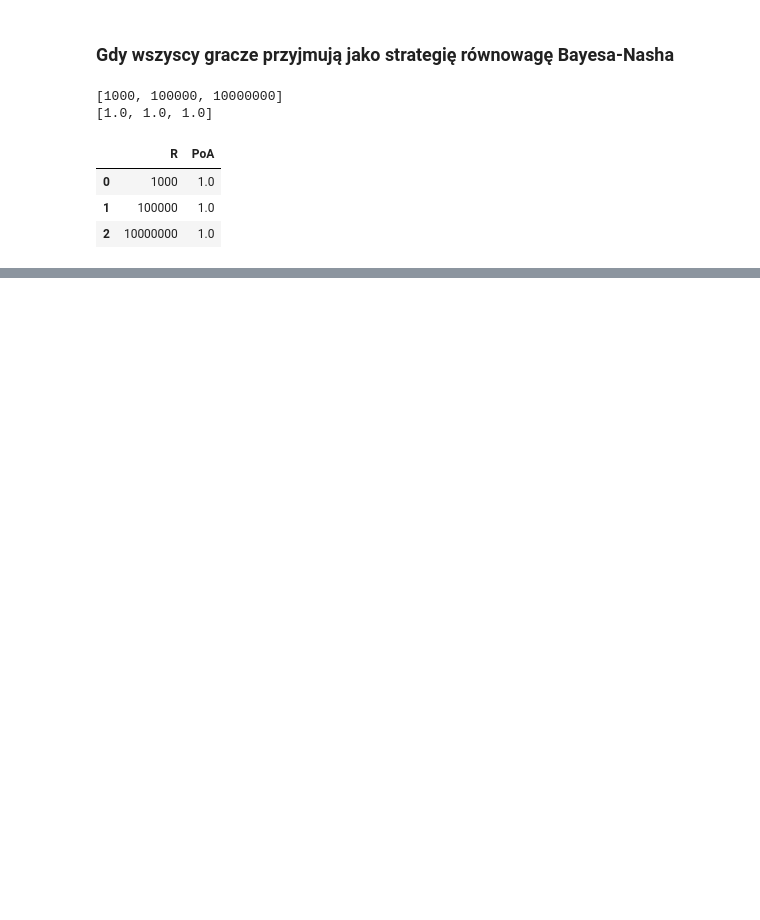
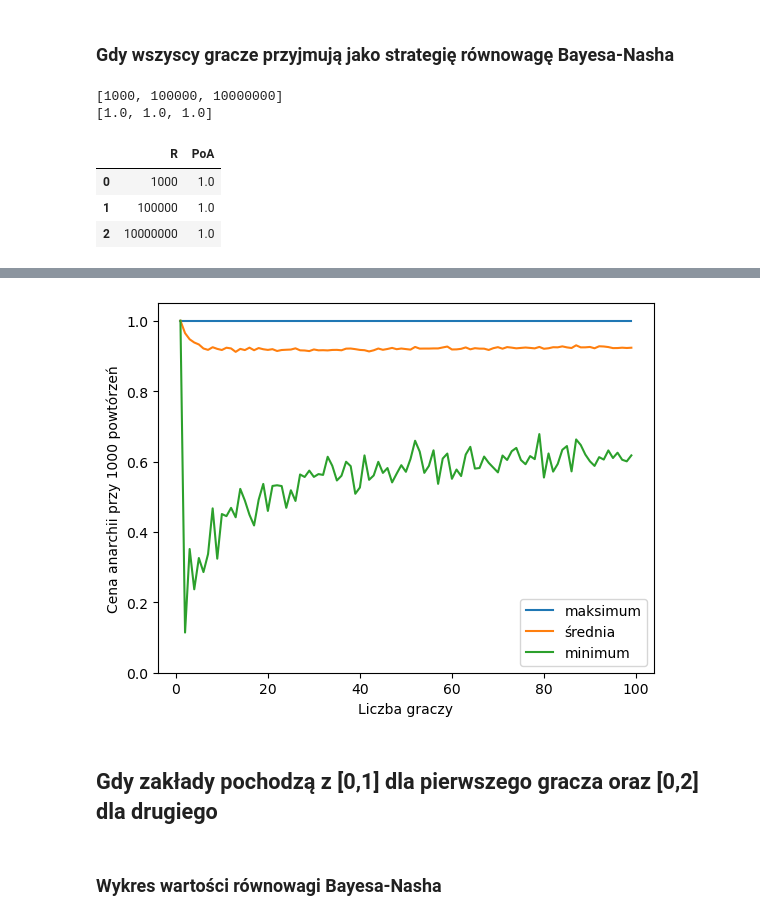
Before and after one commit to mlwnavis/PriceOfAnarchyAuctions, a Jupyter notebook: Main.ipynb, the cells around one changed output, grey strips where cells are left out. Saved outputs shown, nothing was run; the diff lists cells and outputs as text; code cells hidden in the pictures; blank space fills up the shorter version.

```diff
--- a/Main.ipynb
+++ b/Main.ipynb
@@ -63,0 +96,15 @@ pd.DataFrame({"R":R, 'PoA':PoA})
+# %%
+N = 2
+R = [10, 10**3,10**5, 10**7]
+# %%
+PoA = []
+for r in R:
+    v = np.random.uniform(0,1,(N,r))
+    b =  bet_random(v)
+
+    x=np.argmax(b, axis=0)
+    Welf = v[x, np.arange(r)]
+    Opt =v.max(axis = 0)
+    PoA.append(np.mean(Welf/Opt))
+
+pd.DataFrame({"R":R, 'PoA':PoA})
@@ -64,4 +113,4 @@ pd.DataFrame({"R":R, 'PoA':PoA})
 # %%
 n = 100
-r = 50
+r = 1000
 # %%
@@ -91,0 +133,32 @@ ax.legend()
+# %%
+PoA_mean = []
+PoA_min = []
+PoA_max = []
+
+for N in range(1,n):
+    v = np.random.uniform(0,1,(N,r))
+    b =  negative_to_zero(bet_normal(N, v))
+    winner=np.argmax(b, axis=0)
+    Welf = v[winner, np.arange(r)]
+    Opt =v.max(axis = 0)
+    PoA = Welf/Opt
+    PoA_mean.append(np.mean(PoA))
+    PoA_min.append(min(PoA))
+    PoA_max.append(max(PoA))
+# %%
+fig, ax = plt.subplots()
+x = list(range(1,n))
+ax.plot(x,PoA_max, label = 'maksimum')
+ax.plot(x,PoA_mean, label = 'średnia')
+ax.plot(x,PoA_min, label = 'minimum')
+plt.xlabel("Liczba graczy")
+plt.ylabel("Cena anarchii przy 1000 powtórzeń")
+ax.legend(loc='lower right')
+plt.ylim(0, 1.05)
+plt.savefig('normal.png')
+# %% [output]
+[figure, added]
+# %% [markdown]
+## Gdy zakłady pochodzą z [0,1] dla pierwszego gracza oraz [0,2] dla drugiego
+# %% [markdown]
+### Wykres wartości równowagi Bayesa-Nasha
```
Also changed, not shown: parts of 24 cells of this notebook, 8 other files.
